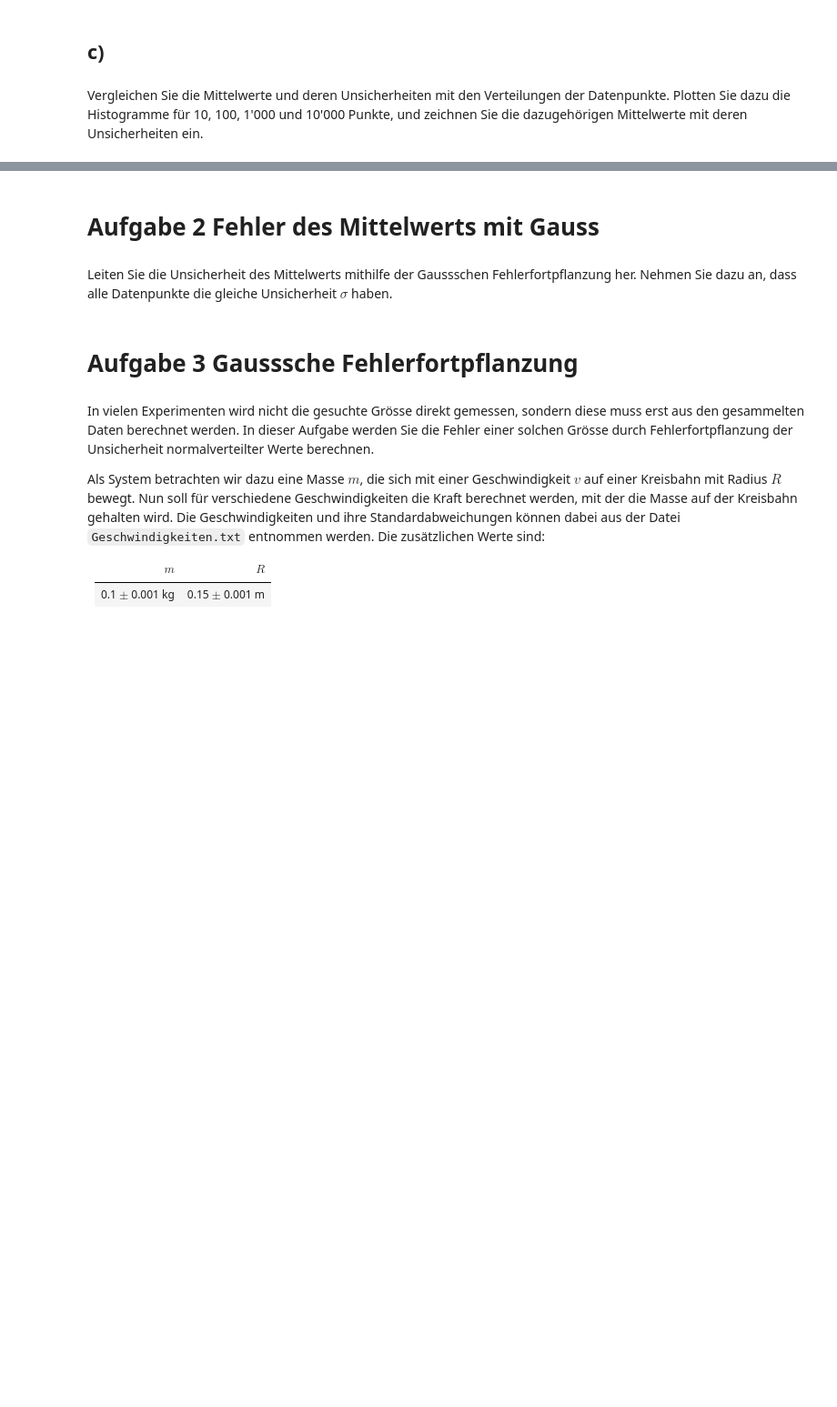
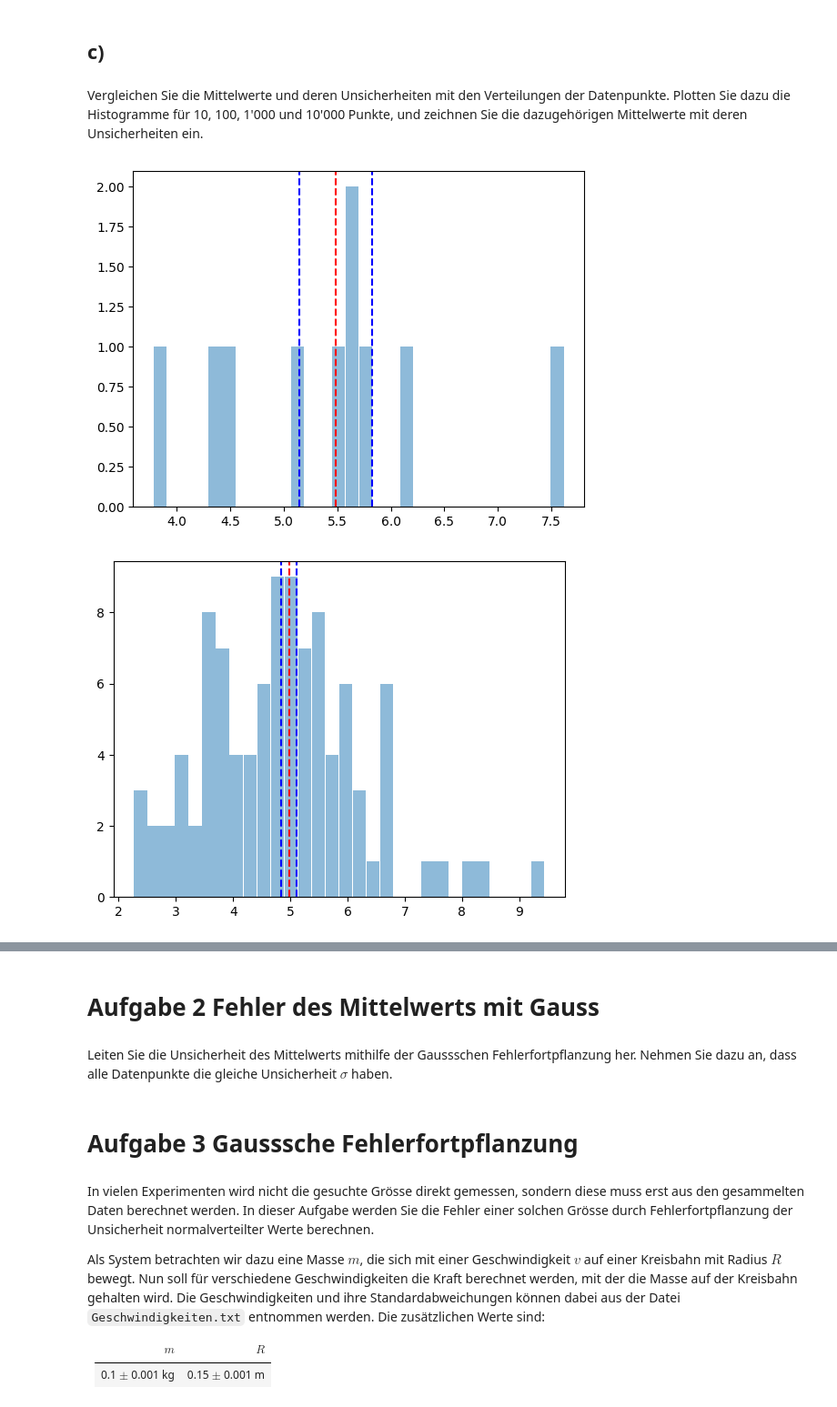
Before and after one commit to LucasWinter73/ETH-Data-Analysis, a Jupyter notebook: Jupiter notebooks/Ex04/Messfehler und Fehlerfortpflanzung.ipynb, the cells around one changed output, grey strips where cells are left out. Shown at 91% size. Saved outputs shown, nothing was run; the diff lists cells and outputs as text; code cells hidden in the pictures; blank space fills up the shorter version.

```diff
--- a/Jupiter notebooks/Ex04/Messfehler und Fehlerfortpflanzung.ipynb
+++ b/Jupiter notebooks/Ex04/Messfehler und Fehlerfortpflanzung.ipynb
@@ -54,0 +92,54 @@ Vergleichen Sie die Mittelwerte und deren Unsicherheiten mit den Verteilungen de
+# %%
+# Ihr Code
+from scipy.interpolate import interp1d
+
+def interpolate_histogram(counts, bin_edges, num_points=1000):
+    bin_centers = (bin_edges[:-1] + bin_edges[1:]) / 2  # midpoint of each bin
+    f = interp1d(bin_centers, counts, kind='cubic')
+
+    x_smooth = np.linspace(bin_centers[0], bin_centers[-1], num_points)
+    y_smooth = f(x_smooth)
+    return x_smooth, y_smooth, bin_centers
+
+def plot_histogram(data, bins=10, interpolate=False, bin_width=0.96, show_mean=False, show_std=False, show_mean_error=False):
+    counts, bin_edges = np.histogram(data, bins=bins)
+    fig, ax = plt.subplots()
+    ax.bar(bin_edges[:-1], counts, width=np.diff(bin_edges) * bin_width, alpha=0.5)
+
+    if interpolate:
+        x_smooth, y_smooth, centers = interpolate_histogram(counts, bin_edges)
+        ax.plot(x_smooth, y_smooth, color='red')
+
+    m = np.mean(data)
+    s = np.std(data, ddof=1)
+
+    if show_mean:
+        ax.axvline(m, color='red', linestyle='--', label='Mittelwert')
+    if show_std:
+        ax.axvline(m + s, color='green', linestyle='--', label='+1 Std')
+        ax.axvline(m - s, color='green', linestyle='--', label='-1 Std')
+    if show_mean_error:
+        mean_error = s / np.sqrt(len(data))
+        ax.axvline(m + mean_error, color='blue', linestyle='--', label='Mittelwert + Standardfehler')
+        ax.axvline(m - mean_error, color='blue', linestyle='--', label='Mittelwert - Standardfehler')
+    return ax  # return ax so other functions can draw on it
+
+def plot_normal_distribution(data, ax, apply_scale=False):
+    m = np.mean(data)
+    s = np.std(data, ddof=1)
+    x = np.linspace(m - 4*s, m + 4*s, 1000)
+    y = (1 / (s * np.sqrt(2 * np.pi))) * np.exp(-0.5 * ((x - m) / s) ** 2)
+    y_scaled = y * len(data)
+    ax.plot(x, y_scaled, color='blue')
+
+    if apply_scale:
+        ax.set_xlim(m - 4*s, m + 4*s)
+        ax.set_ylim(0, np.max(y_scaled) * 1.1)
+
+n_bins = [10, 100, 1000, 10000]
+
+for bins in n_bins:
+    plot_histogram(data[:bins], bins=30, show_mean=True, show_mean_error=True)
+# %% [output]
+[figure, added]
+[figure, added]
```
Also changed, not shown: parts of 16 cells of this notebook, 8 other files.
